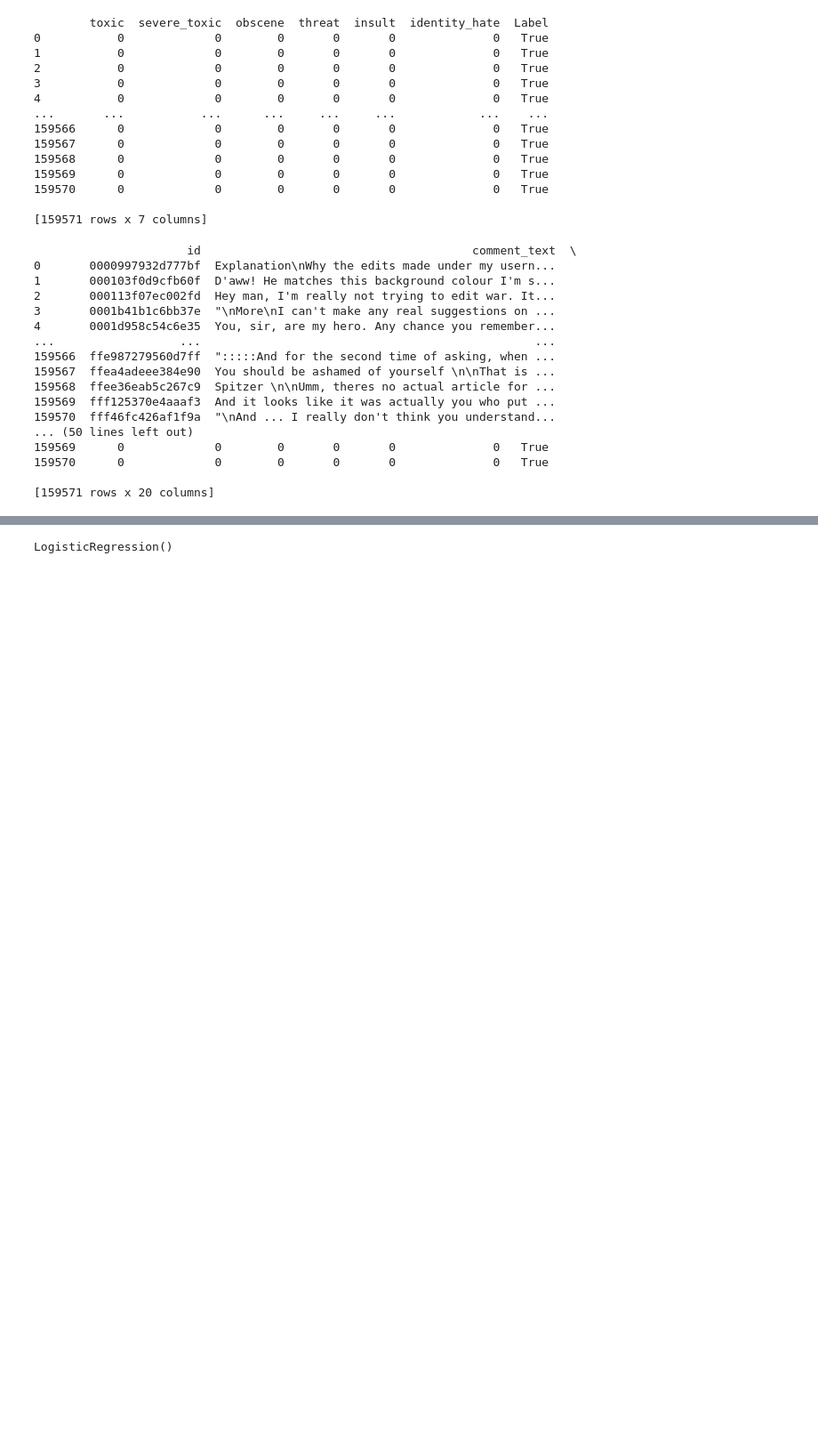
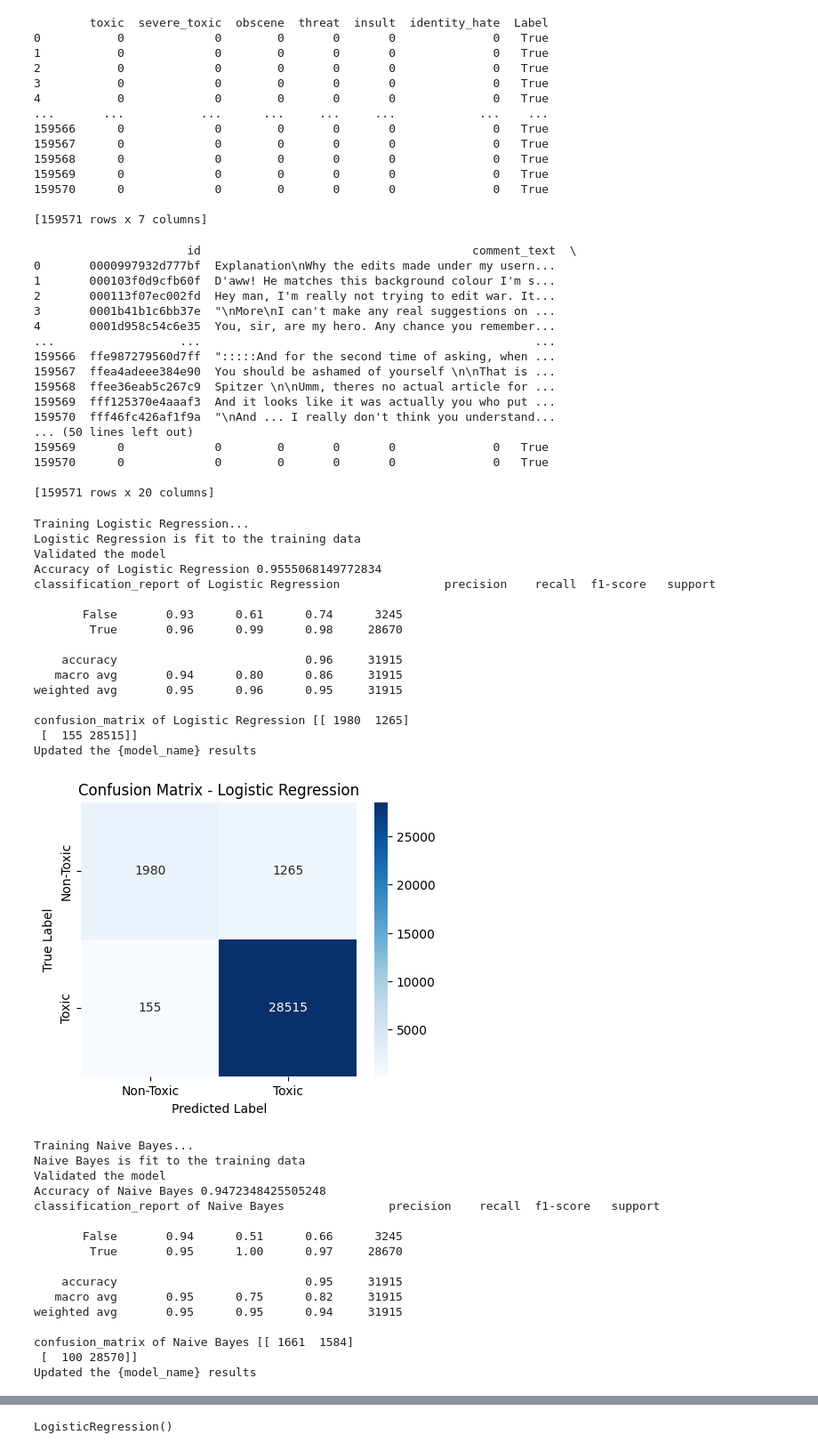
Before and after one commit to Crownedprinz/dual-stage-toxic-comment-detection-system, a Jupyter notebook: notebooks/jigsaw_toxic_comment_classification.ipynb, the cells around one changed output, grey strips where cells are left out. Shown at 89% size. Cells and saved outputs as stored; diff of their text form; code cells hidden in the pictures; blank space fills up the shorter version.

Commit message:
Created four baseline models for binary classification and predicted its accuracy too

```diff
--- a/notebooks/jigsaw_toxic_comment_classification.ipynb
+++ b/notebooks/jigsaw_toxic_comment_classification.ipynb
@@ -380,3 +380,83 @@ X_train, X_val, y_train, y_val = train_test_split(X, y, test_size=0.2, random_st
 tfidf = TfidfVectorizer(max_features=15000, stop_words="english")
 X_train_tfidf = tfidf.fit_transform(X_train)
 X_val_tfidf = tfidf.transform(X_val)
+# %%
+from sklearn.naive_bayes import MultinomialNB
+from sklearn.svm import SVC
+from sklearn.ensemble import RandomForestClassifier
+from xgboost import XGBClassifier
+
+# Define models
+models = {
+    "Logistic Regression": LogisticRegression(max_iter=500),
+    "Naive Bayes": MultinomialNB(),
+    "Random Forest": RandomForestClassifier(n_estimators=100, random_state=42),
+    "XGBoost": XGBClassifier(use_label_encoder=False, eval_metric="logloss")
+}
+# %%
+from sklearn.metrics import confusion_matrix as sk_confusion_matrix
+
+# Train and evaluate each model
+results = {}
+for model_name, model in models.items():
+    print(f"Training {model_name}...")
+    model.fit(X_train_tfidf, y_train)
+    print(f"{model_name} is fit to the training data")
+    y_val_pred = model.predict(X_val_tfidf)
+    print("Validated the model")
+    # Compute evaluation metrics
+    accuracy = accuracy_score(y_val, y_val_pred)
+    print(f"Accuracy of {model_name}", accuracy)
+    classification_rep = classification_report(y_val, y_val_pred)
+    print(f"classification_report of {model_name}", classification_rep)
+    conf_matrix = sk_confusion_matrix(y_val, y_val_pred)
+    print(f"confusion_matrix of {model_name}", conf_matrix)
+
+    # Store results
+    results[model_name] = {
+        "accuracy": accuracy,
+        "classification_report": classification_rep,
+        "confusion_matrix": conf_matrix
+    }
+    print("Updated the {model_name} results")
+    # Plot the confusion matrix
+    plt.figure(figsize=(5, 4))
+    sns.heatmap(conf_matrix, annot=True, fmt="d", cmap="Blues", xticklabels=["Non-Toxic", "Toxic"], yticklabels=["Non-Toxic", "Toxic"])
+    plt.xlabel("Predicted Label")
+    plt.ylabel("True Label")
+    plt.title(f"Confusion Matrix - {model_name}")
+    plt.show()
+# %% [output]
+Training Logistic Regression...
+Logistic Regression is fit to the training data
+Validated the model
+Accuracy of Logistic Regression 0.9555068149772834
+classification_report of Logistic Regression               precision    recall  f1-score   support
+
+       False       0.93      0.61      0.74      3245
+        True       0.96      0.99      0.98     28670
+
+    accuracy                           0.96     31915
+   macro avg       0.94      0.80      0.86     31915
+weighted avg       0.95      0.96      0.95     31915
+
+confusion_matrix of Logistic Regression [[ 1980  1265]
+ [  155 28515]]
+Updated the {model_name} results
+[figure, added]
+Training Naive Bayes...
+Naive Bayes is fit to the training data
+Validated the model
+Accuracy of Naive Bayes 0.9472348425505248
+classification_report of Naive Bayes               precision    recall  f1-score   support
+
+       False       0.94      0.51      0.66      3245
+        True       0.95      1.00      0.97     28670
+
+    accuracy                           0.95     31915
+   macro avg       0.95      0.75      0.82     31915
+weighted avg       0.95      0.95      0.94     31915
+
+confusion_matrix of Naive Bayes [[ 1661  1584]
+ [  100 28570]]
+Updated the {model_name} results
```
Also changed, not shown: parts of 8 cells of this notebook.
